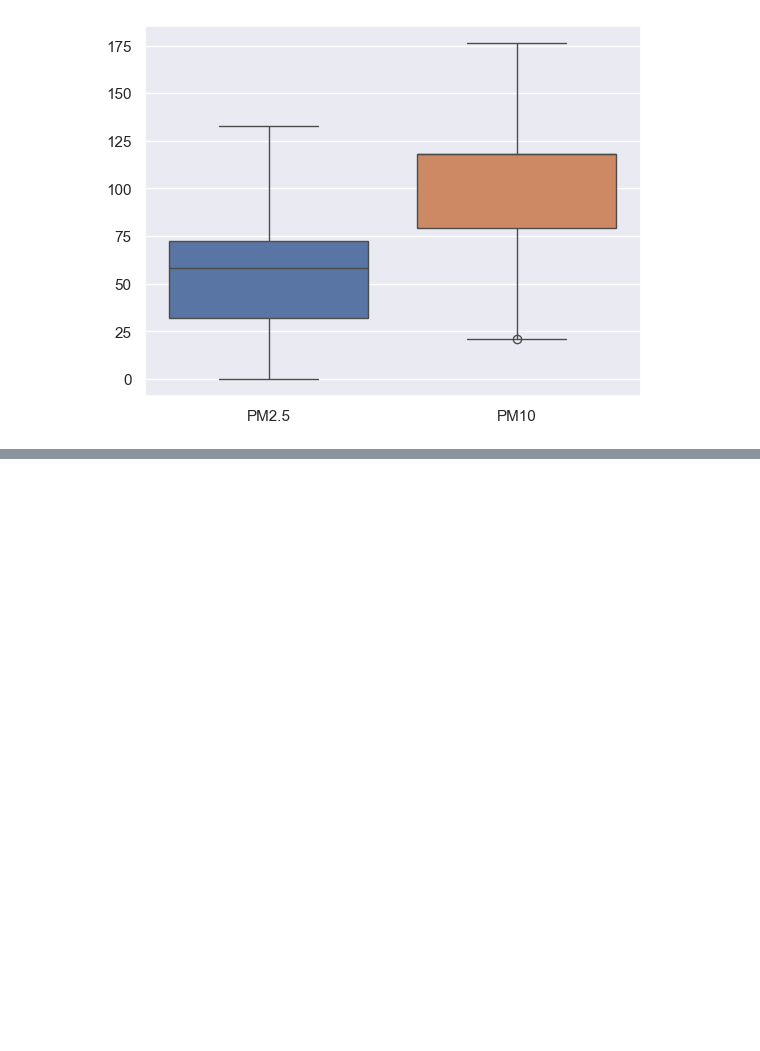
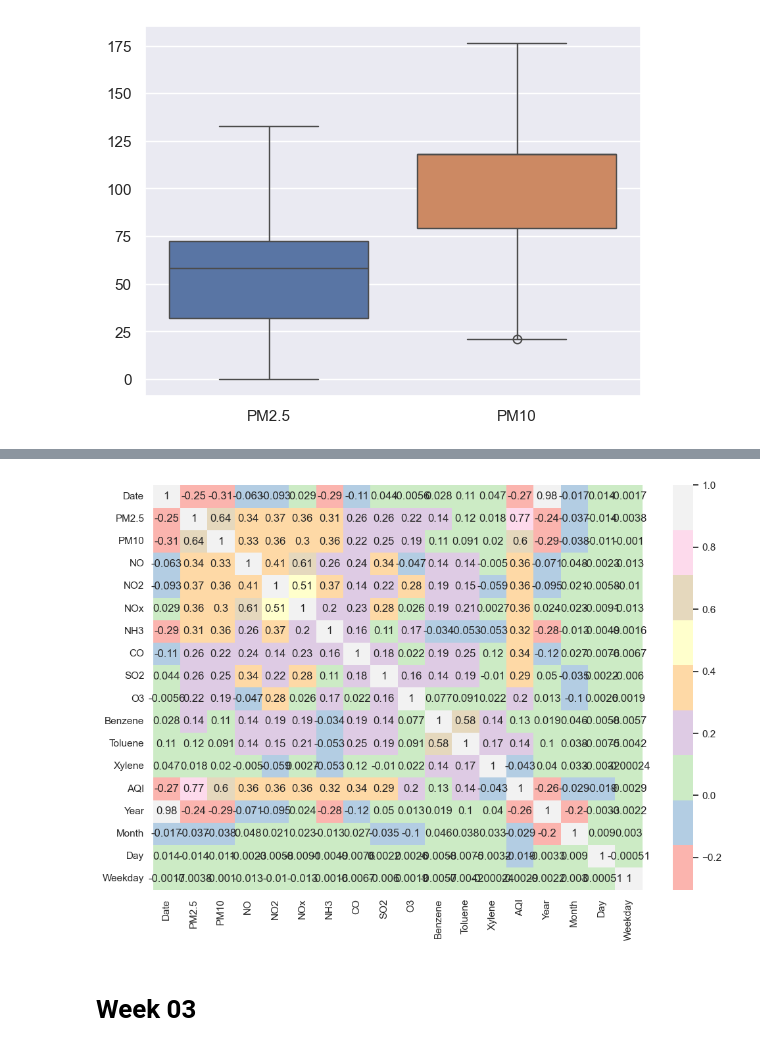
Before and after one commit to Shubham39275/Air_Quality_Index, a Jupyter notebook: AQI_Prediction.ipynb, the cells around one changed output, grey strips where cells are left out. Saved outputs shown, nothing was run; the diff lists cells and outputs as text; code cells hidden in the pictures; blank space fills up the shorter version.

```diff
--- a/AQI_Prediction.ipynb
+++ b/AQI_Prediction.ipynb
@@ -549,0 +569,11 @@ sns.displot(df, x="AQI")
+# %%
+df1 = df.drop(columns=['City'])
+# %%
+# Multivariate Analysis -Heatmap
+plt.figure(figsize=(12,8))
+sns.heatmap(df1.corr(), annot = True, cmap='Pastel1')
+plt.show()
+# %% [output]
+[figure, added]
+# %% [markdown]
+# Week 03
```
Also changed, not shown: parts of 28 cells of this notebook.
